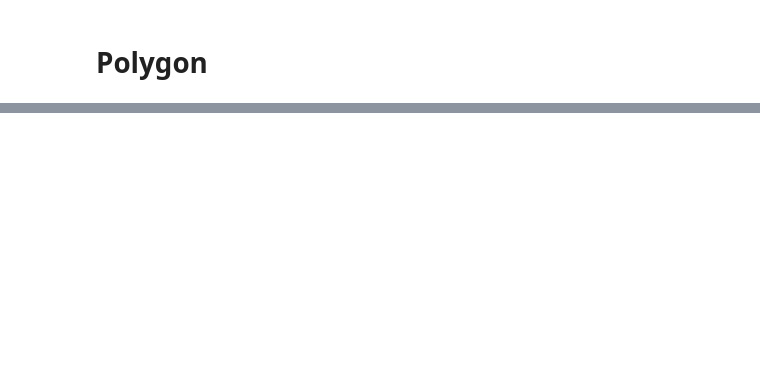
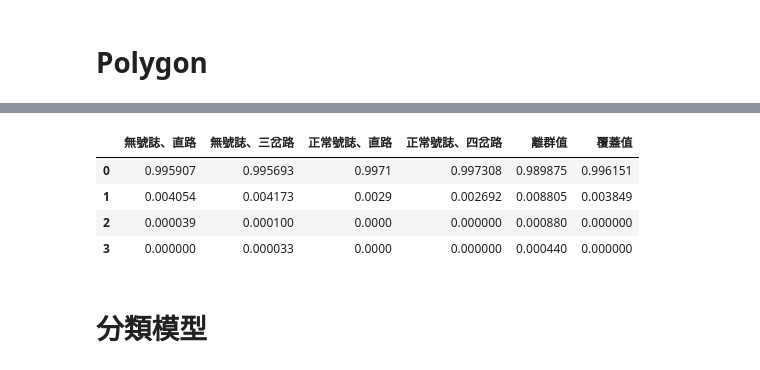
Before and after one commit to kennywang112/TrafficTDApython, a Jupyter notebook: Version3/Car.ipynb, the cells around one changed output, grey strips where cells are left out. Saved outputs shown, nothing was run; the diff lists cells and outputs as text; code cells hidden in the pictures; blank space fills up the shorter version.

```diff
--- a/Version3/Car.ipynb
+++ b/Version3/Car.ipynb
@@ -367,5 +378,5 @@ plt.show()
 # %%
-Overlap = [2.1]
+Overlap = [2]
 Interval = [14]
 # %%
 detailed_results = []
@@ -440,8 +488,9 @@ rbind_data['顯著特徵'].unique()
 # %%
 choose = '天候名稱'
 
-mapper_plotter = MapperPlotter(detailed_results_df['mapper_info'][0], rbind_data, seed=10, iterations=100)
-mapper_plotter.create_mapper_plot(choose, most_common_encoded_label, avg=False)
-full_info = mapper_plotter.extract_data()
-mapper_plotter.map_colors(choose, size=10, threshold=700)
-mapper_plotter.plot(choose, avg=False, set_label=True, size=100000)
+for i in range(10, 50):
+    mapper_plotter = MapperPlotter(detailed_results_df['mapper_info'][0], rbind_data, seed=i, iterations=100)
+    mapper_plot = mapper_plotter.create_mapper_plot(choose, most_common_encoded_label, avg=False)
+    full_info = mapper_plotter.extract_data()
+    mapper_plotter.map_colors(choose, size=10, threshold=0, range_lst=[-0.25, 0.25, 0.2, -0.2])
+    mapper_plotter.plot(choose, avg=False, set_label=True, size=100000)
@@ -562,3 +760,26 @@ print(dummy_data.shape[0])
+# %%
+plot_column = '死亡'
+
+data_dict = {
+    "無號誌、直路": full_0_r[plot_column].value_counts(normalize=True),
+    "無號誌、三岔路": full_1_r[plot_column].value_counts(normalize=True),
+    "正常號誌、直路": full_2_r[plot_column].value_counts(normalize=True),
+    "正常號誌、四岔路": full_3_r[plot_column].value_counts(normalize=True),
+    "離群值": full_out_r[plot_column].value_counts(normalize=True),
+    "覆蓋值": overlap_data_r[plot_column].value_counts(normalize=True),
+}
+
+# 將資料轉為 DataFrame，便於比較
+comparison_df = pd.DataFrame(data_dict).fillna(0)
+comparison_df
+# %% [output]
+|  | 無號誌、直路 | 無號誌、三岔路 | 正常號誌、直路 | 正常號誌、四岔路 | 離群值 | 覆蓋值 |
+| 0 | 0.995907 | 0.995693 | 0.9971 | 0.997308 | 0.989875 | 0.996151 |
+| 1 | 0.004054 | 0.004173 | 0.0029 | 0.002692 | 0.008805 | 0.003849 |
+| 2 | 0.000039 | 0.000100 | 0.0000 | 0.000000 | 0.000880 | 0.000000 |
+| 3 | 0.000000 | 0.000033 | 0.0000 | 0.000000 | 0.000440 | 0.000000 |
+# %% [markdown]
+# 分類模型
 # %%
 def get_train_test_data(input_data):
     input_data['y'] = input_data['死亡'].apply(lambda x: 1 if x >= 1 else 0)
```
Also changed, not shown: parts of 30 cells of this notebook, 14 other files.
